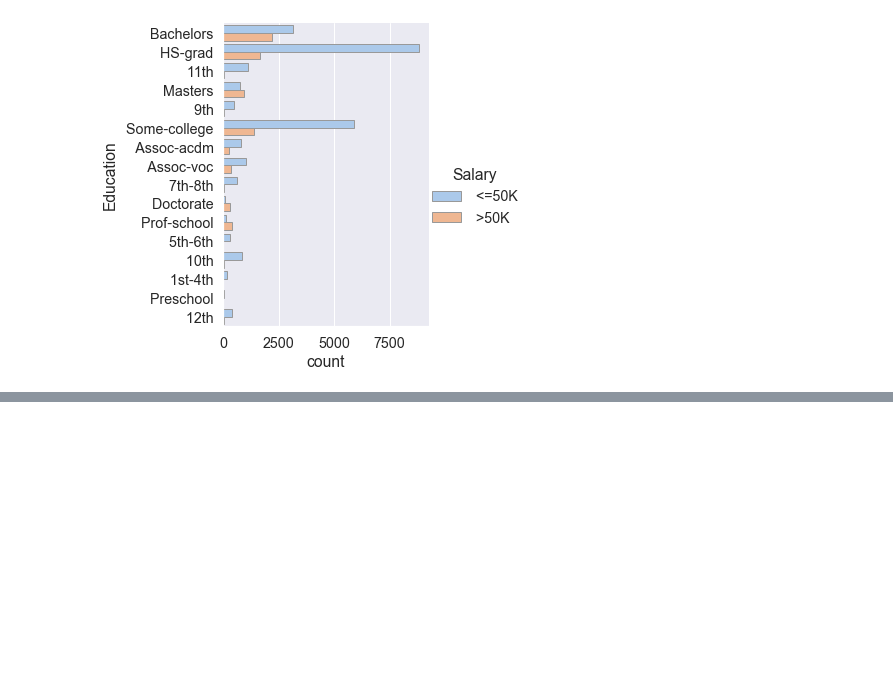
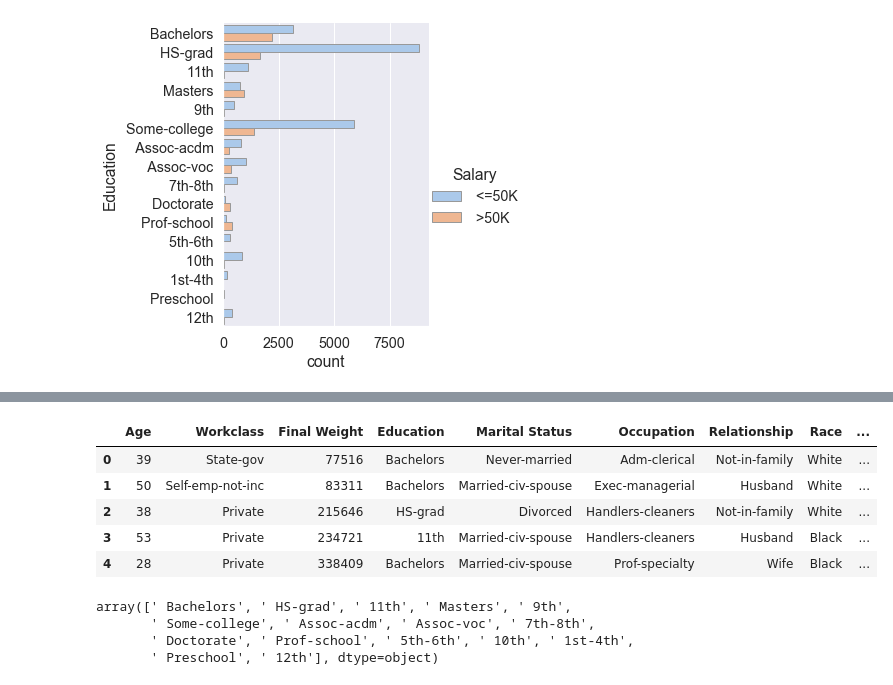
Before and after one commit to kylenelwan/data301, a Jupyter notebook: analysis/noah/milestone2.ipynb, the cells around one changed output, grey strips where cells are left out. Drawn from its saved outputs; the diff is of its cells as text; code cells hidden in the pictures; blank space fills up the shorter version.

```diff
--- a/analysis/noah/milestone2.ipynb
+++ b/analysis/noah/milestone2.ipynb
@@ -151,0 +160,22 @@ sns.catplot(
+# %%
+df = (
+        pd.read_csv('../../data/raw/adult.data', header=None)
+        .rename(columns = {0: 'Age', 1: "Workclass", 2: "Final Weight", 3: "Education", 4: "Education Num", 5: "Marital Status",  6: "Occupation", 7: "Relationship", 8: "Race", 9: "Sex", 10: "Capital Gain", 11: "Capital Loss", 12: "Hours per Week", 13: "Native Country", 14: "Salary"})
+        .fillna(method="ffill")
+        .drop(columns={'Education Num'})
+    )
+df.head()
+# %% [output]
+|  | Age | Workclass | Final Weight | Education | Marital Status | Occupation | Relationship | Race | ... |
+| 0 | 39 | State-gov | 77516 | Bachelors | Never-married | Adm-clerical | Not-in-family | White | ... |
+| 1 | 50 | Self-emp-not-inc | 83311 | Bachelors | Married-civ-spouse | Exec-managerial | Husband | White | ... |
+| 2 | 38 | Private | 215646 | HS-grad | Divorced | Handlers-cleaners | Not-in-family | White | ... |
+| 3 | 53 | Private | 234721 | 11th | Married-civ-spouse | Handlers-cleaners | Husband | Black | ... |
+| 4 | 28 | Private | 338409 | Bachelors | Married-civ-spouse | Prof-specialty | Wife | Black | ... |
+# %%
+df.Education.unique()
+# %% [output]
+array([' Bachelors', ' HS-grad', ' 11th', ' Masters', ' 9th',
+       ' Some-college', ' Assoc-acdm', ' Assoc-voc', ' 7th-8th',
+       ' Doctorate', ' Prof-school', ' 5th-6th', ' 10th', ' 1st-4th',
+       ' Preschool', ' 12th'], dtype=object)
```
Also changed, not shown: parts of 10 cells of this notebook, 1 other file.
